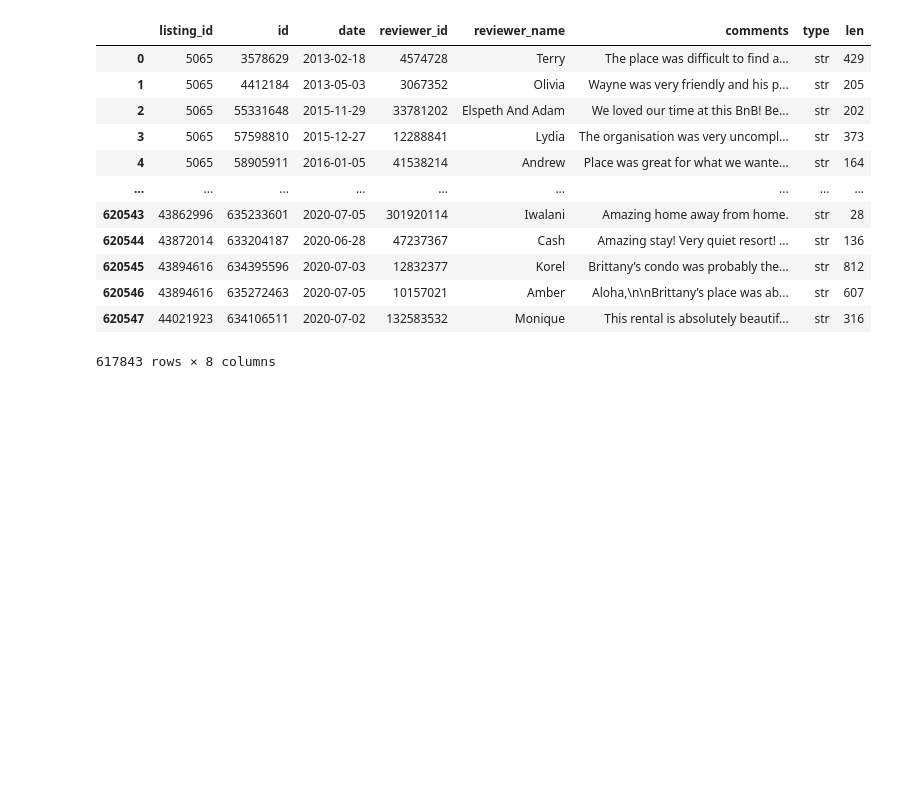
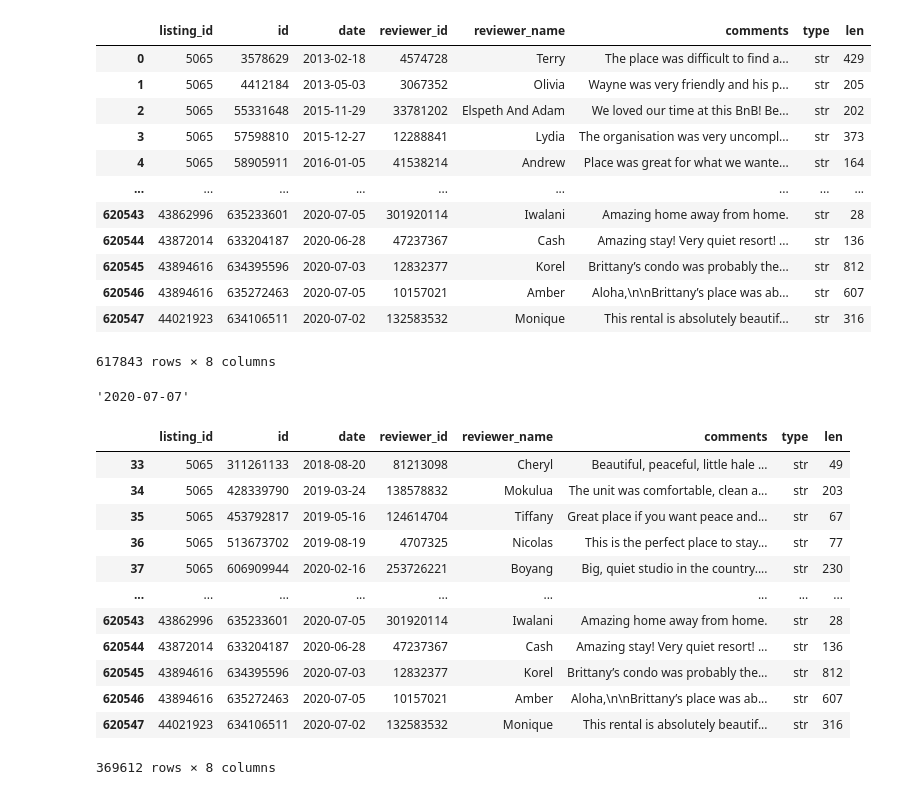
Before and after one commit to jinhuizi-fu/fun_projects, a Jupyter notebook: 1_airbnb_review_analysis/Airbnb_review_text_mining.ipynb, the cells around one changed output. Cells and saved outputs as stored; diff of their text form; code cells hidden in the pictures; blank space fills up the shorter version.

```diff
--- a/1_airbnb_review_analysis/Airbnb_review_text_mining.ipynb
+++ b/1_airbnb_review_analysis/Airbnb_review_text_mining.ipynb
@@ -149,3 +149,27 @@ df_review
 | 620546 | 43894616 | 635272463 | 2020-07-05 | 10157021 | Amber | Aloha,\n\nBrittany’s place was ab... | str | 607 |
 | 620547 | 44021923 | 634106511 | 2020-07-02 | 132583532 | Monique | This rental is absolutely beautif... | str | 316 |
 617843 rows × 8 columns
+# %%
+# check review date range
+df_review.date.min() #'2009-05-07'
+df_review.date.max() #'2020-07-07'
+# %% [output]
+'2020-07-07'
+# %%
+# focus on comments made within 2 years
+df_review = df_review[df_review['date'] >= '2018-07-07']
+df_review
+# %% [output]
+|  | listing_id | id | date | reviewer_id | reviewer_name | comments | type | len |
+| 33 | 5065 | 311261133 | 2018-08-20 | 81213098 | Cheryl | Beautiful, peaceful, little hale ... | str | 49 |
+| 34 | 5065 | 428339790 | 2019-03-24 | 138578832 | Mokulua | The unit was comfortable, clean a... | str | 203 |
+| 35 | 5065 | 453792817 | 2019-05-16 | 124614704 | Tiffany | Great place if you want peace and... | str | 67 |
+| 36 | 5065 | 513673702 | 2019-08-19 | 4707325 | Nicolas | This is the perfect place to stay... | str | 77 |
+| 37 | 5065 | 606909944 | 2020-02-16 | 253726221 | Boyang | Big, quiet studio in the country.... | str | 230 |
+| ... | ... | ... | ... | ... | ... | ... | ... | ... |
+| 620543 | 43862996 | 635233601 | 2020-07-05 | 301920114 | Iwalani | Amazing home away from home. | str | 28 |
+| 620544 | 43872014 | 633204187 | 2020-06-28 | 47237367 | Cash | Amazing stay! Very quiet resort! ... | str | 136 |
+| 620545 | 43894616 | 634395596 | 2020-07-03 | 12832377 | Korel | Brittany’s condo was probably the... | str | 812 |
+| 620546 | 43894616 | 635272463 | 2020-07-05 | 10157021 | Amber | Aloha,\n\nBrittany’s place was ab... | str | 607 |
+| 620547 | 44021923 | 634106511 | 2020-07-02 | 132583532 | Monique | This rental is absolutely beautif... | str | 316 |
+369612 rows × 8 columns
```
Also changed, not shown: parts of 3 cells of this notebook.
